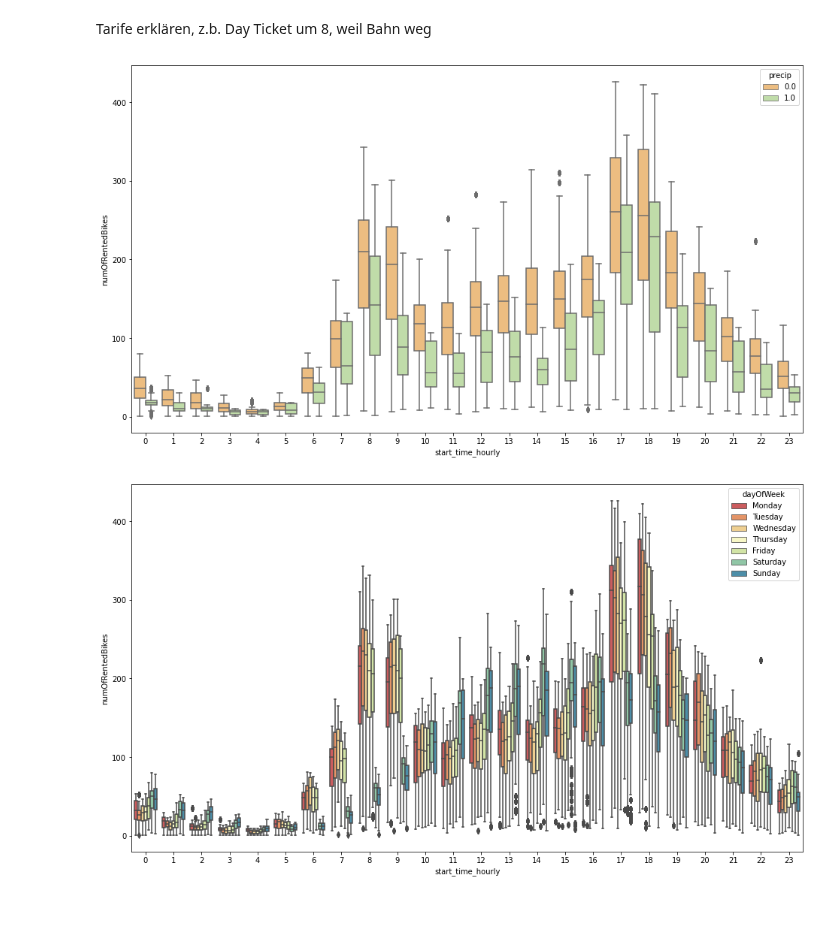
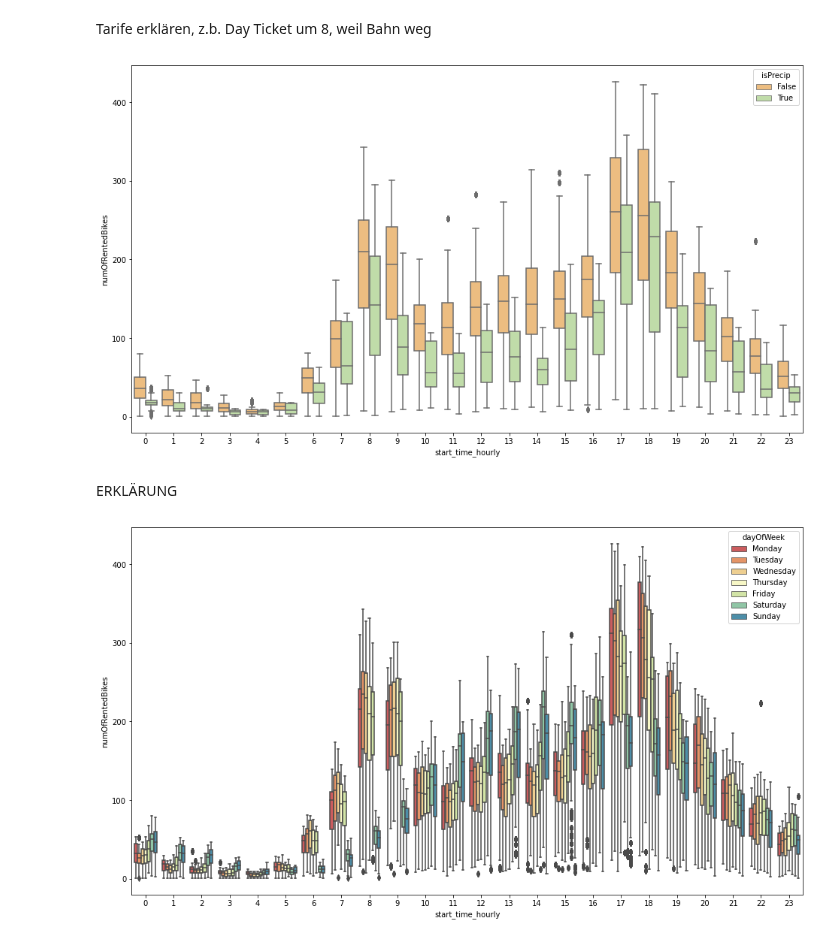
Before and after one commit to Hannah2800/AA_2022_PythonPandas, a Jupyter notebook: Task 2 - Descriptive Analytics.ipynb, the cells around one changed output. Drawn from its saved outputs; the diff is of its cells as text; code cells hidden in the pictures; blank space fills up the shorter version.

```diff
--- a/Task 2 - Descriptive Analytics.ipynb
+++ b/Task 2 - Descriptive Analytics.ipynb
@@ -128,10 +112,12 @@ Tarife erklären, z.b. Day Ticket um 8, weil Bahn weg
 # %%
-sns.boxplot(x="start_time_hourly",y="numOfRentedBikes",data=dfPhiladelphia,palette=palette, hue="precip")
+sns.boxplot(x="start_time_hourly",y="numOfRentedBikes",data=dfPhiladelphia,palette=palette, hue="isPrecip")
 fig = plt.gcf()
 fig.set_size_inches(16, 9)
 plt.show()
 # %% [output]
-[figure, old version]
+[figure, new version]
+# %% [markdown]
+ERKLÄRUNG
 # %%
 ### ALS ÜBERSICHTLICHEN ABSCHLUSS + Überleitung zu Week
 sns.boxplot(x="start_time_hourly",y="numOfRentedBikes",data=dfPhiladelphia,palette=palette,hue="dayOfWeek",hue_order=['Monday','Tuesday','Wednesday','Thursday','Friday','Saturday','Sunday'])
```
Also changed, not shown: parts of 10 cells of this notebook, 1 other file.
